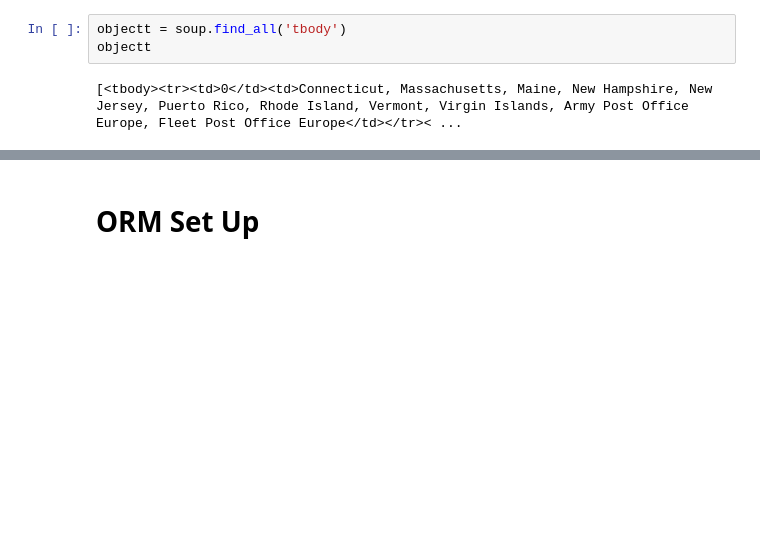
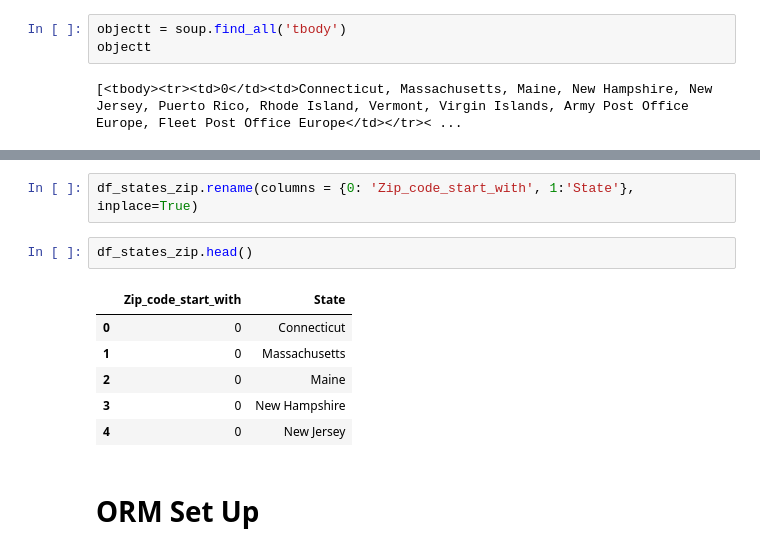
Before and after one commit to moutasemalakkad/etl_project, a Jupyter notebook: ETL.ipynb, the cells around one changed output, grey strips where cells are left out. Cells and saved outputs as stored; diff of their text form; blank space fills up the shorter version.

```diff
--- a/ETL.ipynb
+++ b/ETL.ipynb
@@ -275,3 +264,14 @@ Alaska
+# %%
+df_states_zip.rename(columns = {0: 'Zip_code_start_with', 1:'State'}, inplace=True)
+# %%
+df_states_zip.head()
+# %% [output]
+|  | Zip_code_start_with | State |
+| 0 | 0 | Connecticut |
+| 1 | 0 | Massachusetts |
+| 2 | 0 | Maine |
+| 3 | 0 | New Hampshire |
+| 4 | 0 | New Jersey |
 # %% [markdown]
 # ORM Set Up
 # %%
```
Also changed, not shown: parts of 13 cells of this notebook.
